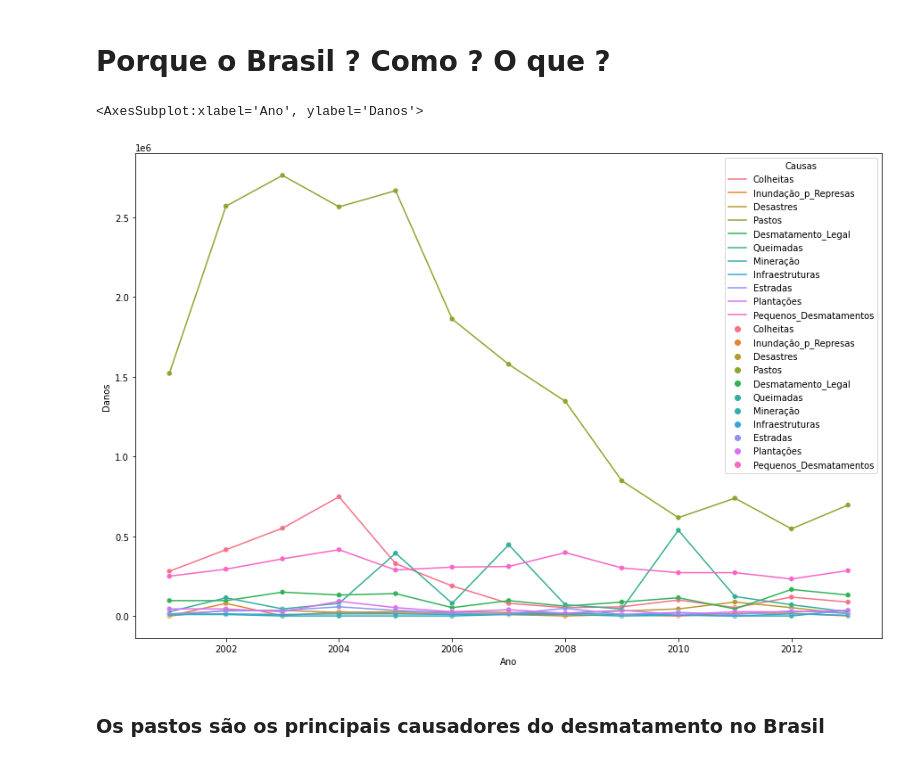
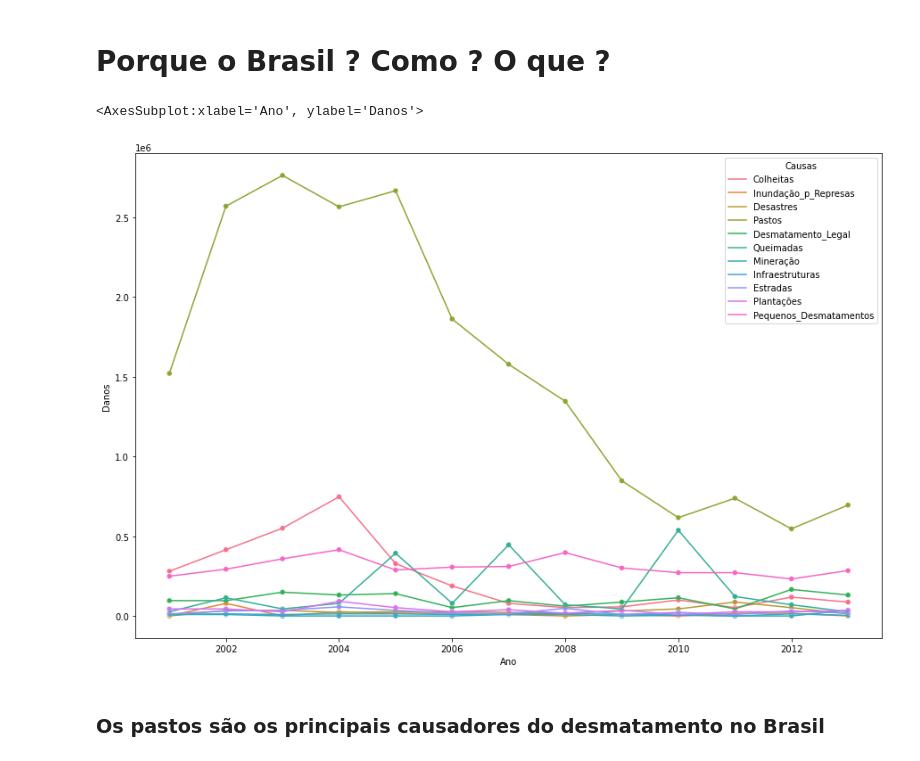
Before and after one commit to luanicaro/Desmatamento, a Jupyter notebook: src/Exploratore_Analysis.ipynb, the cells around one changed output. Saved outputs shown, nothing was run; the diff lists cells and outputs as text; code cells hidden in the pictures.

```diff
--- a/src/Exploratore_Analysis.ipynb
+++ b/src/Exploratore_Analysis.ipynb
@@ -79,13 +79,13 @@ sns.lineplot(x='Ano', y = 'Área_de_Floresta', data=data_fa, hue='Entidade', ax=
 # %%
 df1 = brazil_loss.select_dtypes([int, float])
 ls = pd.melt(df1,id_vars=['Ano'],value_vars=df1.columns,var_name='Causas', value_name='Danos')
 ls.sort_values(by='Danos', ascending=False)
 ax=tamanhoPlot()
 sns.lineplot(x='Ano', y='Danos', data=ls, hue='Causas', ax=ax)
-sns.scatterplot(x='Ano', y='Danos', data=ls, hue='Causas', ax=ax)
+sns.scatterplot(x='Ano', y='Danos', data=ls, hue='Causas', ax=ax, legend=False)
 # %% [output]
 <AxesSubplot:xlabel='Ano', ylabel='Danos'>
-[figure, old version]
+[figure, new version]
 # %% [markdown]
 ### Os pastos são os principais causadores do desmatamento no Brasil
 # %%
```
Also changed, not shown: parts of 6 cells of this notebook, 3 other files.
